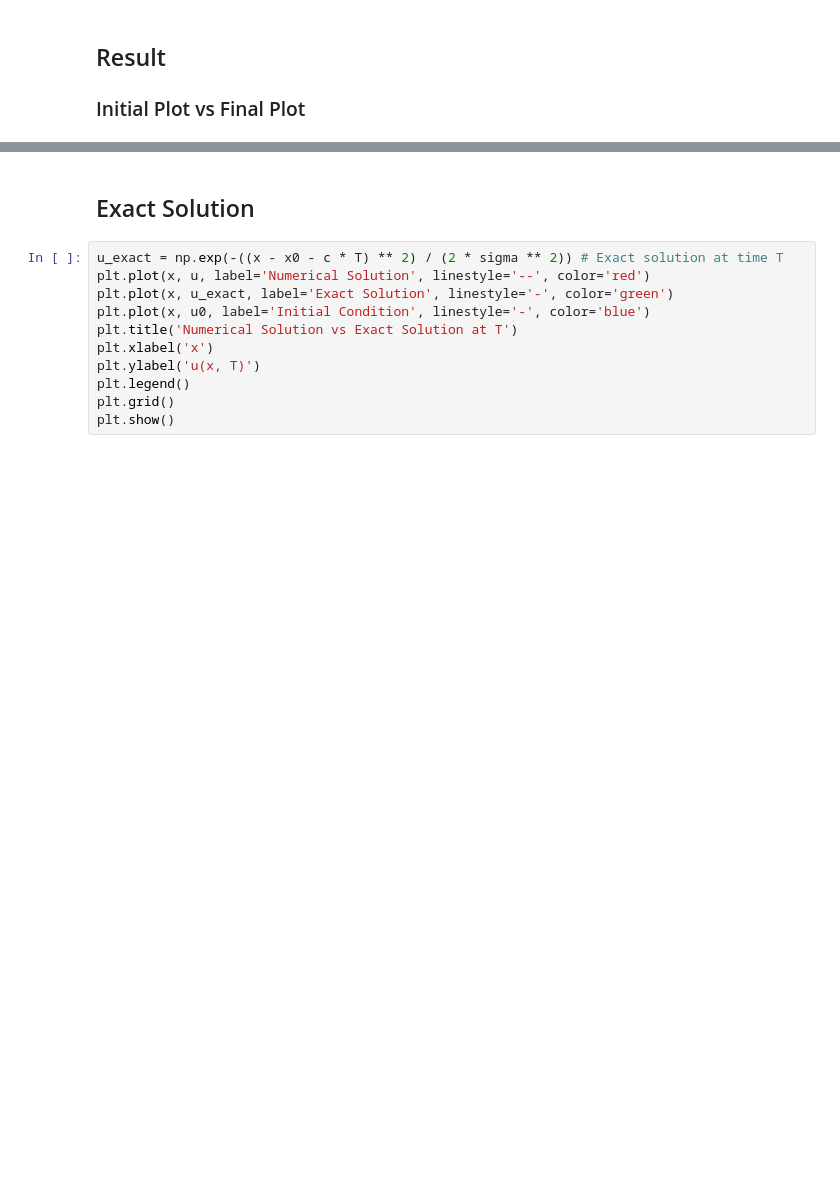
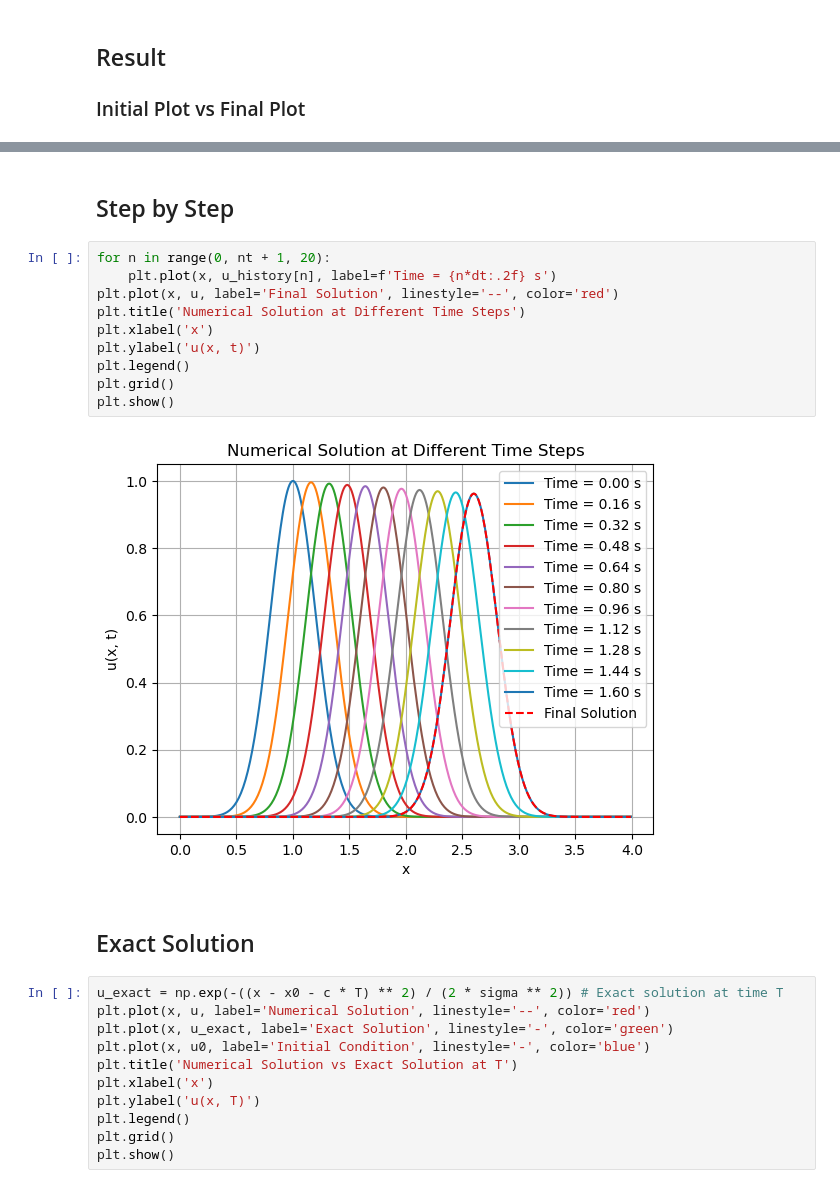
Before and after one commit to harishragul/cfd, a Jupyter notebook: exercise/1d_advection.ipynb, the cells around one changed output, grey strips where cells are left out. Drawn from its saved outputs; the diff is of its cells as text; blank space fills up the shorter version.

```diff
--- a/exercise/1d_advection.ipynb
+++ b/exercise/1d_advection.ipynb
@@ -86,3 +84,17 @@ plt.show()
+# %% [markdown]
+## Step by Step
+# %%
+for n in range(0, nt + 1, 20):
+    plt.plot(x, u_history[n], label=f'Time = {n*dt:.2f} s')
+plt.plot(x, u, label='Final Solution', linestyle='--', color='red')
+plt.title('Numerical Solution at Different Time Steps')
+plt.xlabel('x')
+plt.ylabel('u(x, t)')
+plt.legend()
+plt.grid()
+plt.show()
+# %% [output]
+[figure, added]
 # %% [markdown]
 ## Exact Solution
 # %%
```
Also changed, not shown: parts of 5 cells of this notebook, 3 other files.
